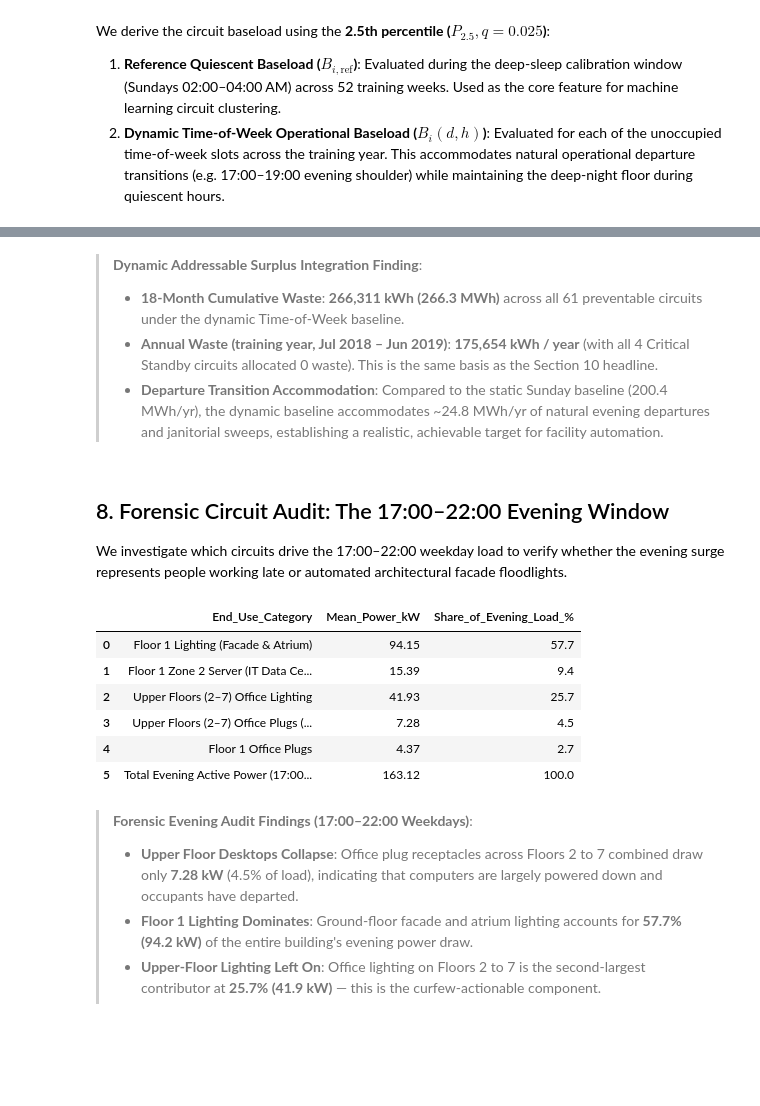
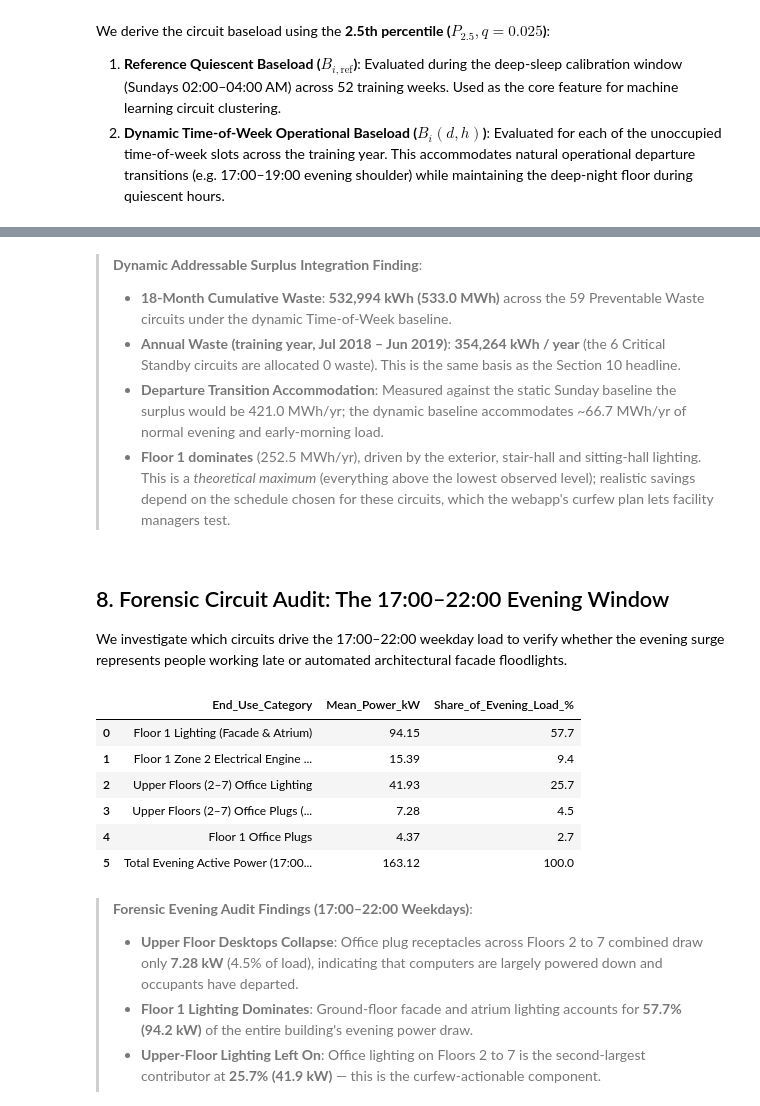
Before and after one commit to fcyap/IS4001-G1T4, a Jupyter notebook: notebooks/qn1e_eda_and_baseload_modeling.ipynb, the cells around one changed output, grey strips where cells are left out. Drawn from its saved outputs; the diff is of its cells as text; code cells hidden in the pictures; blank space fills up the shorter version.

```diff
--- a/notebooks/qn1e_eda_and_baseload_modeling.ipynb
+++ b/notebooks/qn1e_eda_and_baseload_modeling.ipynb
@@ -920,42 +751,43 @@ display(floor_waste_df)
 | 6 | Floor7 | 31.95 | 20.06 |
 # %% [markdown]
 > **Dynamic Addressable Surplus Integration Finding**:
-> * **18-Month Cumulative Waste**: **266,311 kWh (266.3 MWh)** across all 61 preventable circuits under the dynamic Time-of-Week baseline.
-> * **Annual Waste (training year, Jul 2018 – Jun 2019)**: **175,654 kWh / year** (with all 4 Critical Standby circuits allocated 0 waste). This is the same basis as the Section 10 headline.
-> * **Departure Transition Accommodation**: Compared to the static Sunday baseline (200.4 MWh/yr), the dynamic baseline accommodates ~24.8 MWh/yr of natural evening departures and janitorial sweeps, establishing a realistic, achievable target for facility automation.
+> * **18-Month Cumulative Waste**: **532,994 kWh (533.0 MWh)** across the 59 Preventable Waste circuits under the dynamic Time-of-Week baseline.
+> * **Annual Waste (training year, Jul 2018 – Jun 2019)**: **354,264 kWh / year** (the 6 Critical Standby circuits are allocated 0 waste). This is the same basis as the Section 10 headline.
+> * **Departure Transition Accommodation**: Measured against the static Sunday baseline the surplus would be 421.0 MWh/yr; the dynamic baseline accommodates ~66.7 MWh/yr of normal evening and early-morning load.
+> * **Floor 1 dominates** (252.5 MWh/yr), driven by the exterior, stair-hall and sitting-hall lighting. This is a *theoretical maximum* (everything above the lowest observed level); realistic savings depend on the schedule chosen for these circuits, which the webapp's curfew plan lets facility managers test.
 # %% [markdown]
 ## 8. Forensic Circuit Audit: The 17:00–22:00 Evening Window
 We investigate which circuits drive the 17:00–22:00 weekday load to verify whether the evening surge represents people working late or automated architectural facade floodlights.
 # %%
 # ==============================================================================
 # 8. EVENING CIRCUIT BREAKDOWN (17:00 - 22:00 WEEKDAYS)
 # ==============================================================================
 bldg_hourly = pd.read_csv(os.path.join(data_dir, "qn1_hourly_master_for_excel.csv"), parse_dates=['Date'], index_col='Date')
 elec_cols = [c for c in bldg_hourly.columns if ('_Light(kW)' in c) or ('_Plug(kW)' in c)]
 
 eve_mask = (bldg_hourly.index.dayofweek < 5) & (bldg_hourly['Is_Occupied'] == 0) & (bldg_hourly.index.hour >= 17) & (bldg_hourly.index.hour < 22)
 eve_means = bldg_hourly.loc[eve_mask, elec_cols].mean()
 
 f1_light_tot = eve_means[[c for c in elec_cols if 'Floor1' in c and '_Light' in c]].sum()
 f1_plug_tot  = eve_means[[c for c in elec_cols if 'Floor1' in c and '_Plug' in c and 'z2' not in c]].sum()
-server_tot   = eve_means['Floor1_z2_Plug(kW)']
+engine_room_tot   = eve_means['Floor1_z2_Plug(kW)']
 up_light_tot = eve_means[[c for c in elec_cols if 'Floor1' not in c and '_Light' in c]].sum()
 up_plug_tot  = eve_means[[c for c in elec_cols if 'Floor1' not in c and '_Plug' in c]].sum()
-tot_eve      = f1_light_tot + f1_plug_tot + server_tot + up_light_tot + up_plug_tot
+tot_eve      = f1_light_tot + f1_plug_tot + engine_room_tot + up_light_tot + up_plug_tot
 
 eve_breakdown_df = pd.DataFrame([
     {'End_Use_Category': 'Floor 1 Lighting (Facade & Atrium)', 'Mean_Power_kW': round(f1_light_tot, 2), 'Share_of_Evening_Load_%': round(f1_light_tot/tot_eve*100, 1)},
-    {'End_Use_Category': 'Floor 1 Zone 2 Server (IT Data Center)', 'Mean_Power_kW': round(server_tot, 2), 'Share_of_Evening_Load_%': round(server_tot/tot_eve*100, 1)},
+    {'End_Use_Category': 'Floor 1 Zone 2 Electrical Engine Room', 'Mean_Power_kW': round(engine_room_tot, 2), 'Share_of_Evening_Load_%': round(engine_room_tot/tot_eve*100, 1)},
     {'End_Use_Category': 'Upper Floors (2–7) Office Lighting', 'Mean_Power_kW': round(up_light_tot, 2), 'Share_of_Evening_Load_%': round(up_light_tot/tot_eve*100, 1)},
     {'End_Use_Category': 'Upper Floors (2–7) Office Plugs (Desktops)', 'Mean_Power_kW': round(up_plug_tot, 2), 'Share_of_Evening_Load_%': round(up_plug_tot/tot_eve*100, 1)},
     {'End_Use_Category': 'Floor 1 Office Plugs', 'Mean_Power_kW': round(f1_plug_tot, 2), 'Share_of_Evening_Load_%': round(f1_plug_tot/tot_eve*100, 1)},
     {'End_Use_Category': 'Total Evening Active Power (17:00–22:00)', 'Mean_Power_kW': round(tot_eve, 2), 'Share_of_Evening_Load_%': 100.0}
 ])
 display(eve_breakdown_df)
 # %% [output]
 |  | End_Use_Category | Mean_Power_kW | Share_of_Evening_Load_% |
 | 0 | Floor 1 Lighting (Facade & Atrium) | 94.15 | 57.7 |
-| 1 | Floor 1 Zone 2 Server (IT Data Ce... | 15.39 | 9.4 |
+| 1 | Floor 1 Zone 2 Electrical Engine ... | 15.39 | 9.4 |
 | 2 | Upper Floors (2–7) Office Lighting | 41.93 | 25.7 |
 | 3 | Upper Floors (2–7) Office Plugs (... | 7.28 | 4.5 |
 | 4 | Floor 1 Office Plugs | 4.37 | 2.7 |
```
Also changed, not shown: parts of 33 cells of this notebook, 8 other files.
